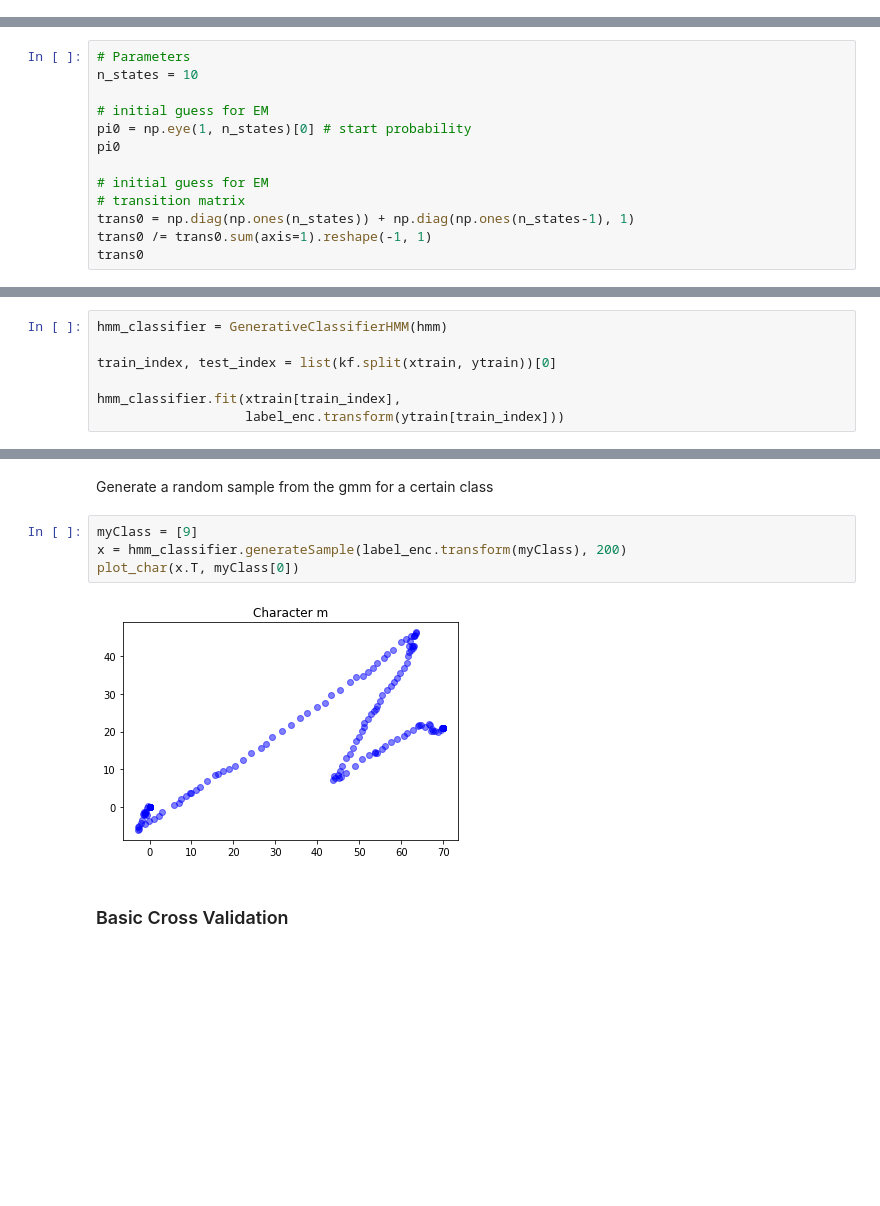
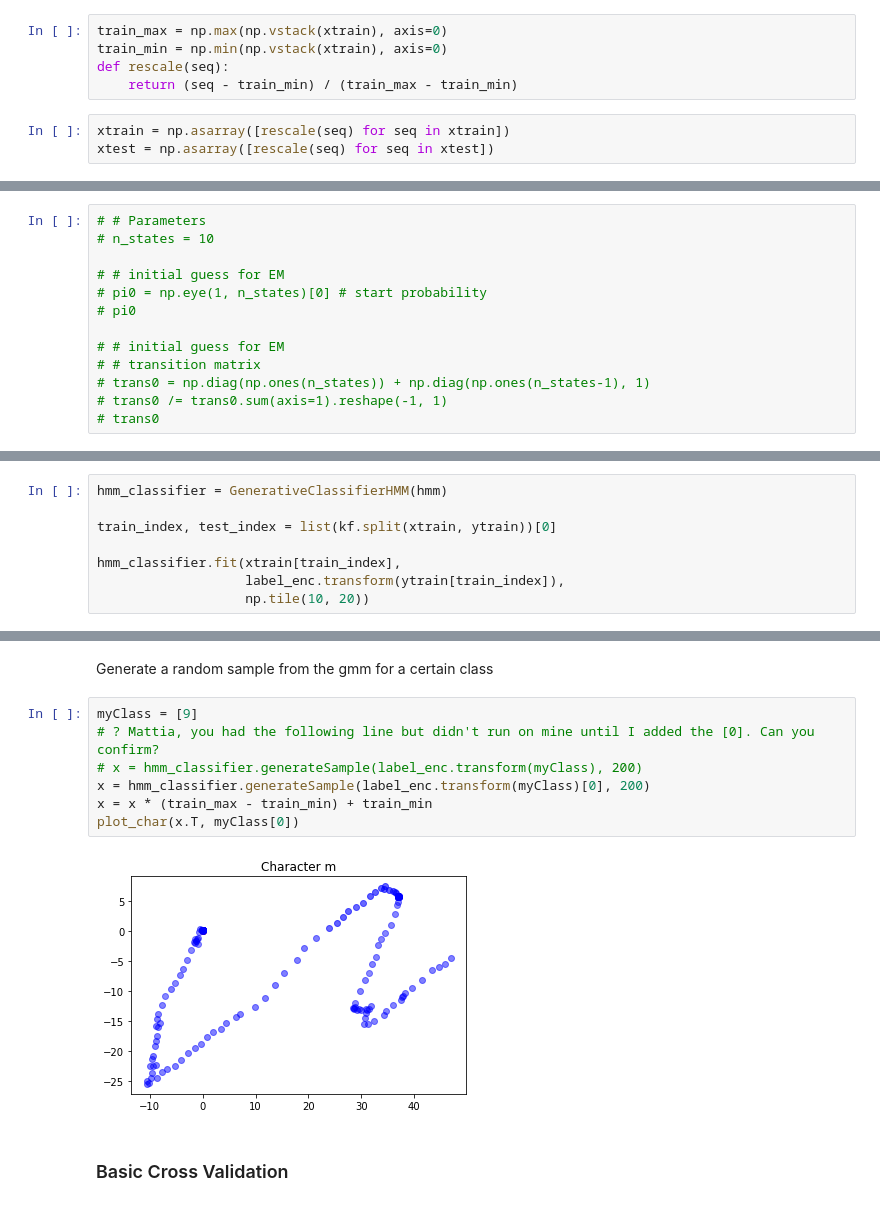
Before and after one commit to mckayryan/classifying_handwritten_letters_HMM, a Jupyter notebook: Assignment 2.ipynb, the cells around one changed output, grey strips where cells are left out. Cells and saved outputs as stored; diff of their text form; blank space fills up the shorter version.

```diff
--- a/Assignment 2.ipynb
+++ b/Assignment 2.ipynb
@@ -78,6 +78,14 @@ plot_char(x, y)
 # %%
 xtrain = np.asarray([seq.T for seq in xtrain])
 xtest = np.asarray([seq.T for seq in xtest])
+# %%
+train_max = np.max(np.vstack(xtrain), axis=0)
+train_min = np.min(np.vstack(xtrain), axis=0)
+def rescale(seq):
+    return (seq - train_min) / (train_max - train_min)
+# %%
+xtrain = np.asarray([rescale(seq) for seq in xtrain])
+xtest = np.asarray([rescale(seq) for seq in xtest])
 # %%
 print(xtrain.shape)
 print(xtest.shape)
@@ -156,15 +207,15 @@ class GenerativeClassifierHMM(BaseEstimator, ClassifierMixin):
 # %% [markdown]
 # Guassian HMM
 # %%
-# Parameters
-n_states = 10
+# # Parameters
+# n_states = 10
 
-# initial guess for EM
-pi0 = np.eye(1, n_states)[0] # start probability
-pi0
+# # initial guess for EM
+# pi0 = np.eye(1, n_states)[0] # start probability
+# pi0
 
-# initial guess for EM
-# transition matrix
-trans0 = np.diag(np.ones(n_states)) + np.diag(np.ones(n_states-1), 1)
-trans0 /= trans0.sum(axis=1).reshape(-1, 1)
-trans0
+# # initial guess for EM
+# # transition matrix
+# trans0 = np.diag(np.ones(n_states)) + np.diag(np.ones(n_states-1), 1)
+# trans0 /= trans0.sum(axis=1).reshape(-1, 1)
+# trans0
@@ -199,6 +239,7 @@ hmm_classifier = GenerativeClassifierHMM(hmm)
 train_index, test_index = list(kf.split(xtrain, ytrain))[0]
 
 hmm_classifier.fit(xtrain[train_index],
-                   label_enc.transform(ytrain[train_index]))
+                   label_enc.transform(ytrain[train_index]),
+                   np.tile(10, 20))
 # %% [output]
 GenerativeClassifierHMM(hmm=GaussianHMM(algorithm='viterbi', covariance_type='diag', covars_prior=0.01,
@@ -216,10 +327,13 @@ print('Accuracy', (y_val_pred == ytrain[test_index]).mean())
 Generate a random sample from the gmm for a certain class
 # %%
 myClass = [9]
-x = hmm_classifier.generateSample(label_enc.transform(myClass), 200)
+# ? Mattia, you had the following line but didn't run on mine until I added the [0]. Can you confirm?
+# x = hmm_classifier.generateSample(label_enc.transform(myClass), 200)
+x = hmm_classifier.generateSample(label_enc.transform(myClass)[0], 200)
+x = x * (train_max - train_min) + train_min
 plot_char(x.T, myClass[0])
 # %% [output]
-[figure, old version]
+[figure, new version]
 # %% [markdown]
 ### Basic Cross Validation
 # %%
```
Also changed, not shown: parts of 26 cells of this notebook.
